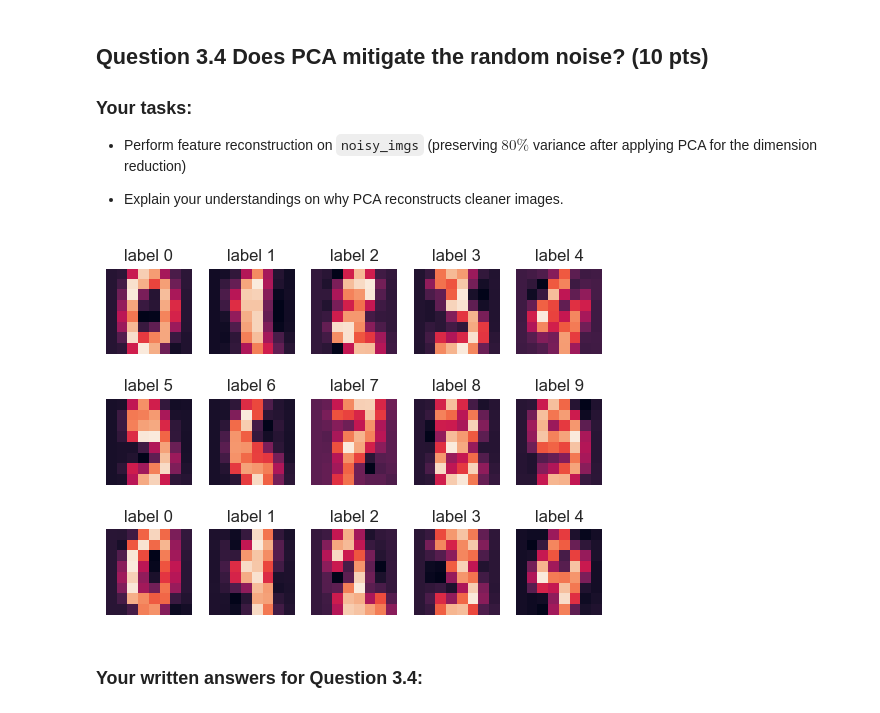
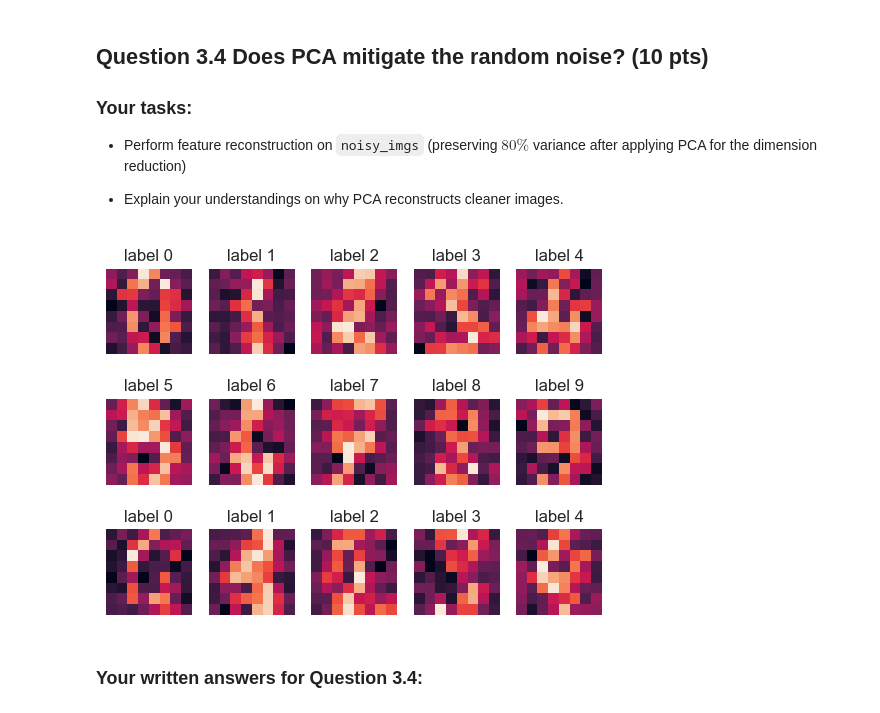
Before and after one commit to richsi/CSE142, a Jupyter notebook: Assignment2/Assignment2.ipynb, the cells around one changed output. Drawn from its saved outputs; the diff is of its cells as text; code cells hidden in the pictures.

```diff
--- a/Assignment2/Assignment2.ipynb
+++ b/Assignment2/Assignment2.ipynb
@@ -469,18 +469,17 @@ display_digits(noisy_imgs)
 - Explain your understandings on why PCA reconstructs cleaner images.
 # %%
 ################# Your answer for Question 3.4   #################
-pca_08 = PCA(0.8).fit(data_digit.data)
+pca_08 = PCA(0.8).fit(noisy_imgs.data)
 
 # Reconstruct
-lower_dimension = pca_08.fit_transform(data_digit.data)
-
+lower_dimension = pca_08.fit_transform(noisy_imgs.data)
 
 # name the reconstructed images from noisy images as 'reconstructed_noise'
 reconstructed_noise = pca_08.inverse_transform(lower_dimension)
 # Display the reconstructed images
 display_digits(reconstructed_noise)
 ################# Complete the code above #################
 # %% [output]
-[figure, old version]
+[figure, new version]
 # %% [markdown]
 ### Your written answers for Question 3.4:
```
Also changed, not shown: parts of 8 cells of this notebook.
